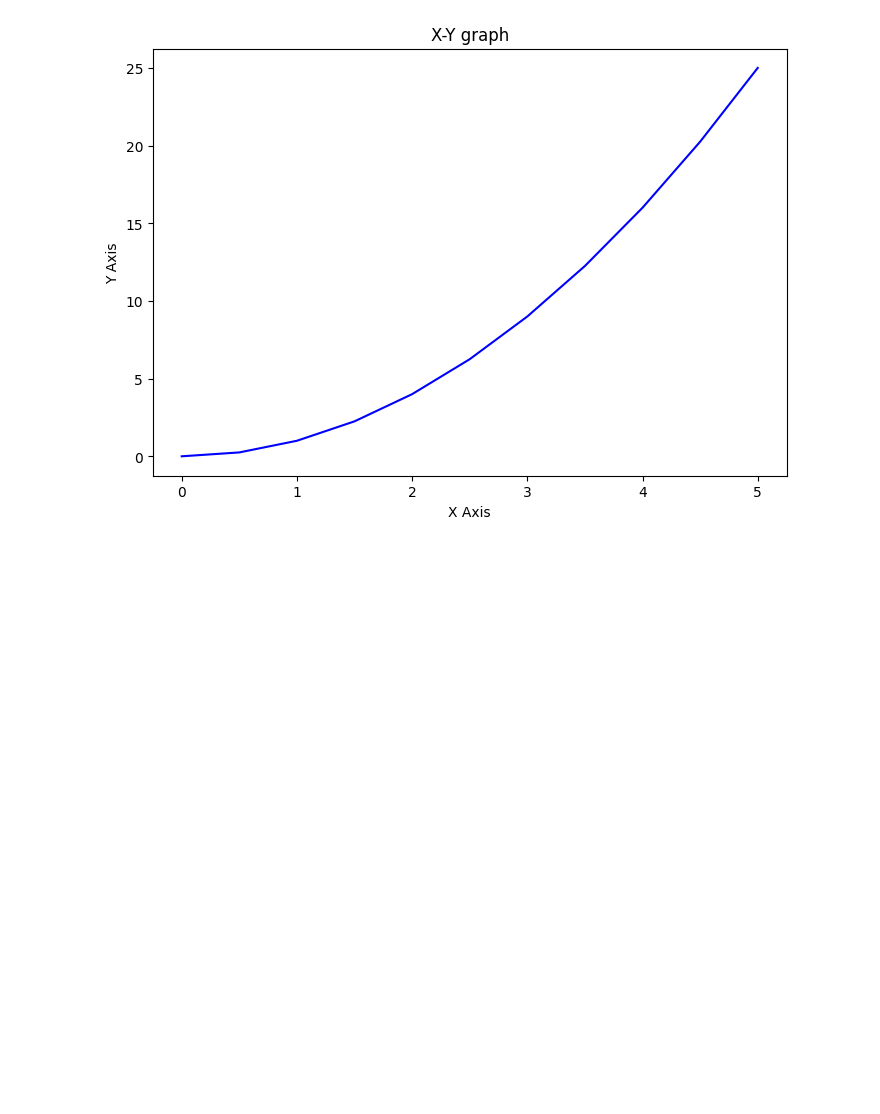
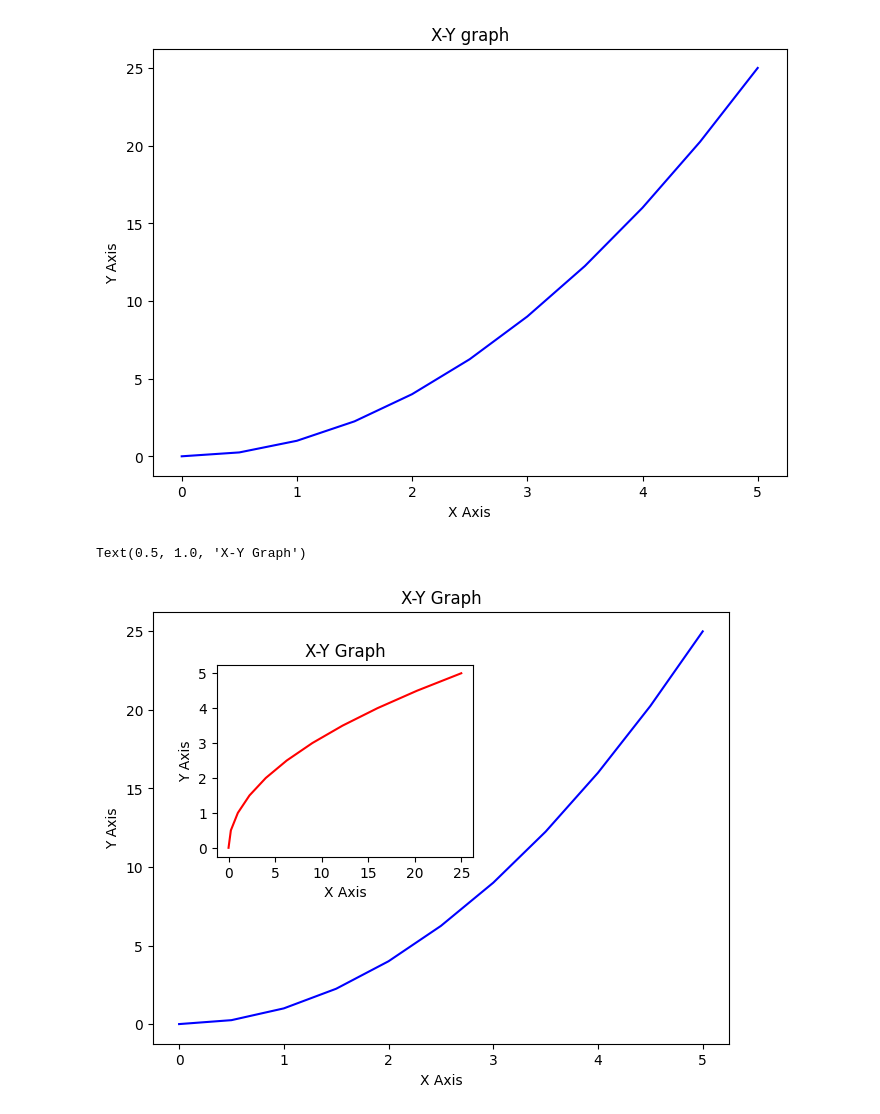
Before and after one commit to ashvikas23/DSL, a Jupyter notebook: prgm3.ipynb, the cells around one changed output. Cells and saved outputs as stored; diff of their text form; code cells hidden in the pictures; blank space fills up the shorter version.

```diff
--- a/prgm3.ipynb
+++ b/prgm3.ipynb
@@ -39,3 +39,18 @@ axes.set_title('X-Y graph')
 # %% [output]
 Text(0.5, 1.0, 'X-Y graph')
 [figure]
+# %%
+fig=plt.figure()
+axes1=fig.add_axes([0.7,0.6,0.9,0.9])
+axes2=fig.add_axes([0.8,0.99,0.4,0.4])
+axes1.plot(x,y,'b')
+axes1.set_xlabel('X Axis')
+axes1.set_ylabel('Y Axis')
+axes1.set_title('X-Y Graph')
+axes2.plot(y,x,'r')
+axes2.set_xlabel('X Axis')
+axes2.set_ylabel('Y Axis')
+axes2.set_title('X-Y Graph')
+# %% [output]
+Text(0.5, 1.0, 'X-Y Graph')
+[figure, added]
```
Also changed, not shown: parts of 5 cells of this notebook.
